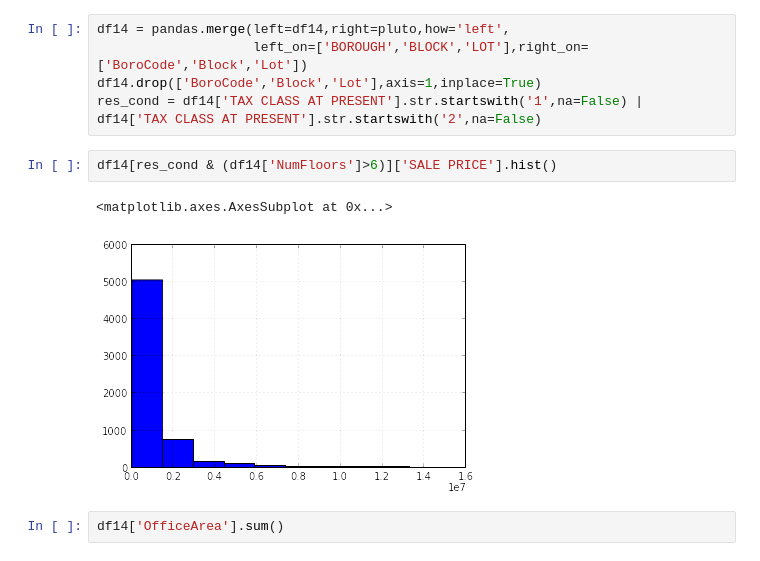
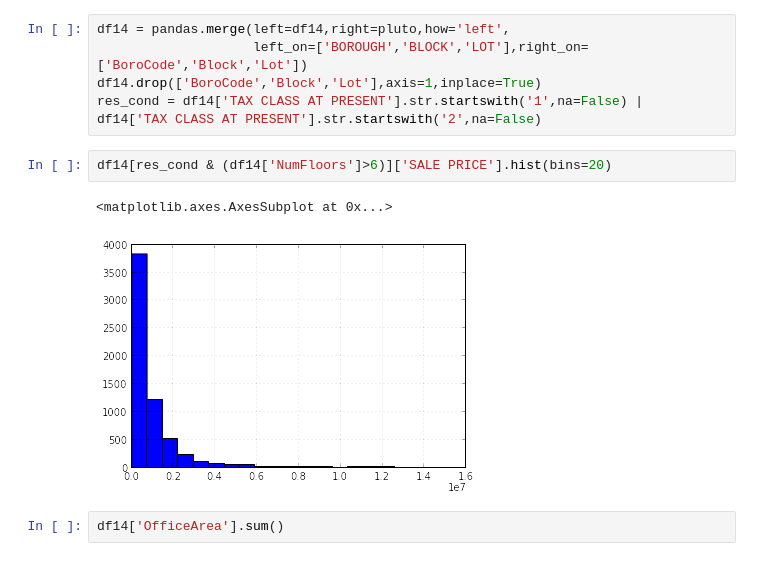
Before and after one commit to stewartsiu/misc, a Jupyter notebook: NYPropertyChallenge2.ipynb, the cells around one changed output. Saved outputs shown, nothing was run; the diff lists cells and outputs as text.

```diff
--- a/NYPropertyChallenge2.ipynb
+++ b/NYPropertyChallenge2.ipynb
@@ -70,10 +70,10 @@ df14 = pandas.merge(left=df14,right=pluto,how='left',
 df14.drop(['BoroCode','Block','Lot'],axis=1,inplace=True)
 res_cond = df14['TAX CLASS AT PRESENT'].str.startswith('1',na=False) |  df14['TAX CLASS AT PRESENT'].str.startswith('2',na=False)
 # %%
-df14[res_cond & (df14['NumFloors']>6)]['SALE PRICE'].hist()
+df14[res_cond & (df14['NumFloors']>6)]['SALE PRICE'].hist(bins=20)
 # %% [output]
 <matplotlib.axes.AxesSubplot at 0x...>
-[figure, old version]
+[figure, new version]
 # %%
 df14['OfficeArea'].sum()
 # %% [output]
```
